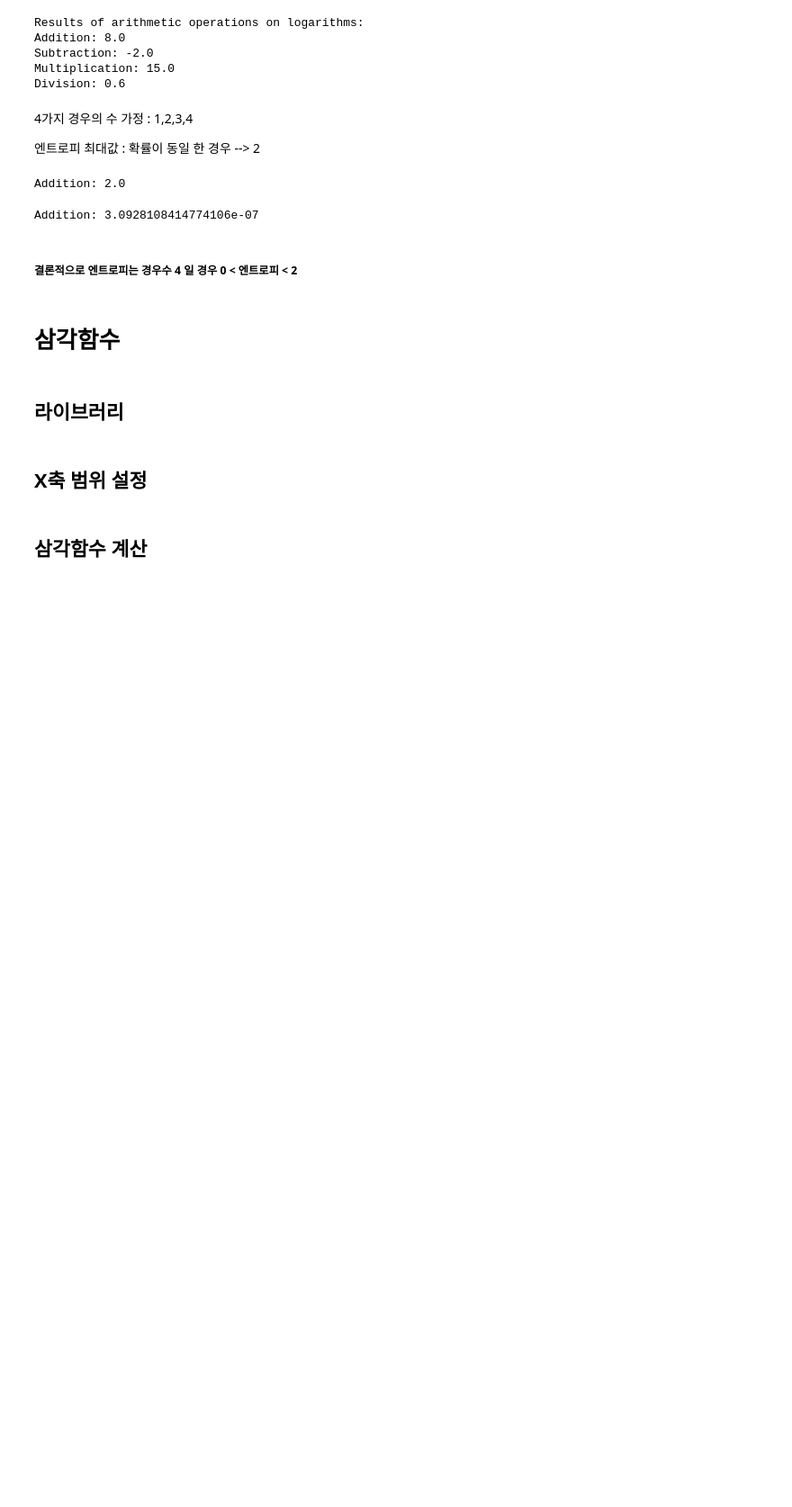
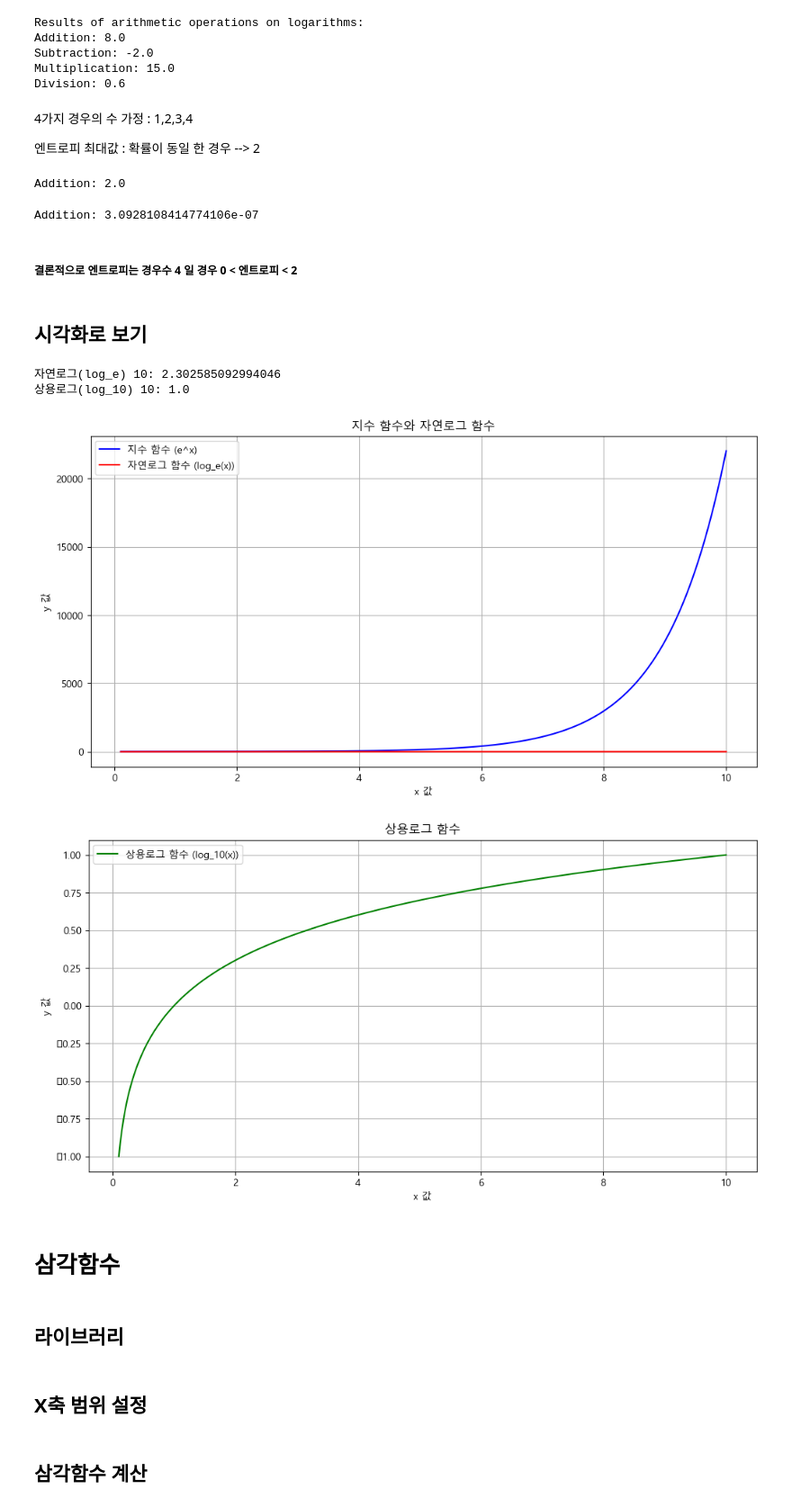
Before and after one commit to freejyb/Deep-learning, a Jupyter notebook: 딥러닝(수학1).ipynb, the cells around one changed output. Shown at 90% size. Saved outputs shown, nothing was run; the diff lists cells and outputs as text; code cells hidden in the pictures; blank space fills up the shorter version.

```diff
--- a/딥러닝(수학1).ipynb
+++ b/딥러닝(수학1).ipynb
@@ -209,6 +276,74 @@ print(f"Addition: {addition}")
 Addition: 3.0928108414774106e-07
 # %% [markdown]
 ##### 결론적으로 엔트로피는 경우수 4 일 경우 0 < 엔트로피 < 2
+# %% [markdown]
+## 시각화로 보기
+# %%
+import math
+import numpy as np
+import matplotlib.pyplot as plt
+from matplotlib import rcParams
+
+# 한글 글꼴 설정
+rcParams['font.family'] = 'Malgun Gothic'
+
+# 자연로그 계산 (밑이 e)
+x = 10
+natural_log = math.log(x)
+print(f"자연로그(log_e) {x}: {natural_log}")
+
+# 상용로그 계산 (밑이 10)
+common_log = math.log10(x)
+print(f"상용로그(log_10) {x}: {common_log}")
+
+# 지수 함수와 자연로그 함수 시각화
+x_values = np.linspace(0.1, 10, 400)
+
+# 지수 함수 (e^x), 자연로그 (log_e(x)) 계산
+y_exp = np.exp(x_values)
+y_log = np.log(x_values)
+
+plt.figure(figsize=(12, 6))
+
+# 지수 함수 그래프
+plt.plot(x_values, y_exp, label='지수 함수 (e^x)', color='b')
+
+# 자연로그 함수 그래프
+plt.plot(x_values, y_log, label='자연로그 함수 (log_e(x))', color='r')
+
+# 그래프 설정
+plt.title('지수 함수와 자연로그 함수')
+plt.xlabel('x 값')
+plt.ylabel('y 값')
+plt.legend()
+plt.grid()
+
+# 그래프 출력
+plt.show()
+
+# 상용로그 함수 시각화
+plt.figure(figsize=(12, 6))
+
+# 상용로그 함수 (log_10(x)) 계산
+y_log10 = np.log10(x_values)
+
+# 상용로그 함수 그래프
+plt.plot(x_values, y_log10, label='상용로그 함수 (log_10(x))', color='g')
+
+# 그래프 설정
+plt.title('상용로그 함수')
+plt.xlabel('x 값')
+plt.ylabel('y 값')
+plt.legend()
+plt.grid()
+
+# 그래프 출력
+plt.show()
+# %% [output]
+자연로그(log_e) 10: 2.302585092994046
+상용로그(log_10) 10: 1.0
+[figure, added]
+[figure, added]
 # %% [markdown]
 # 삼각함수
 # %%
```
Also changed, not shown: parts of 10 cells of this notebook.
